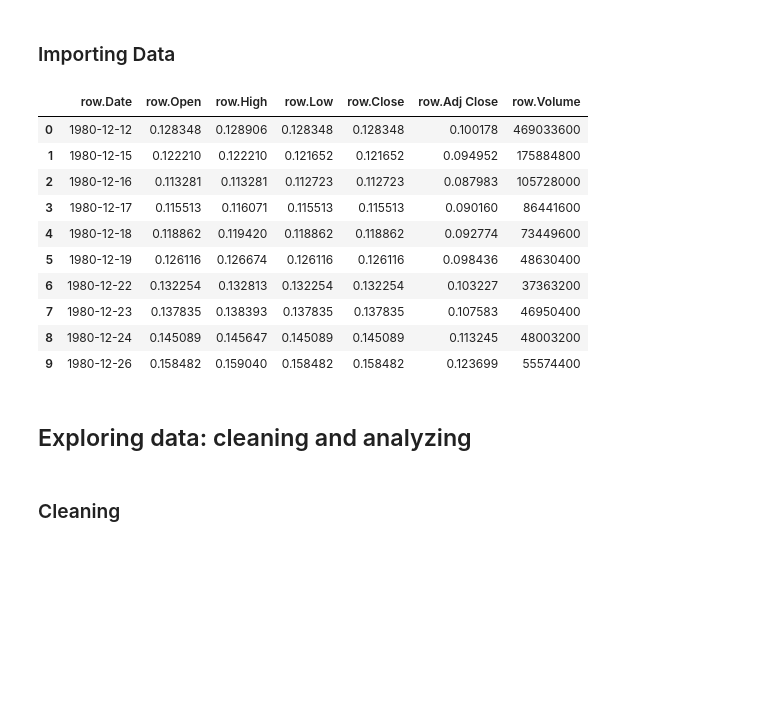
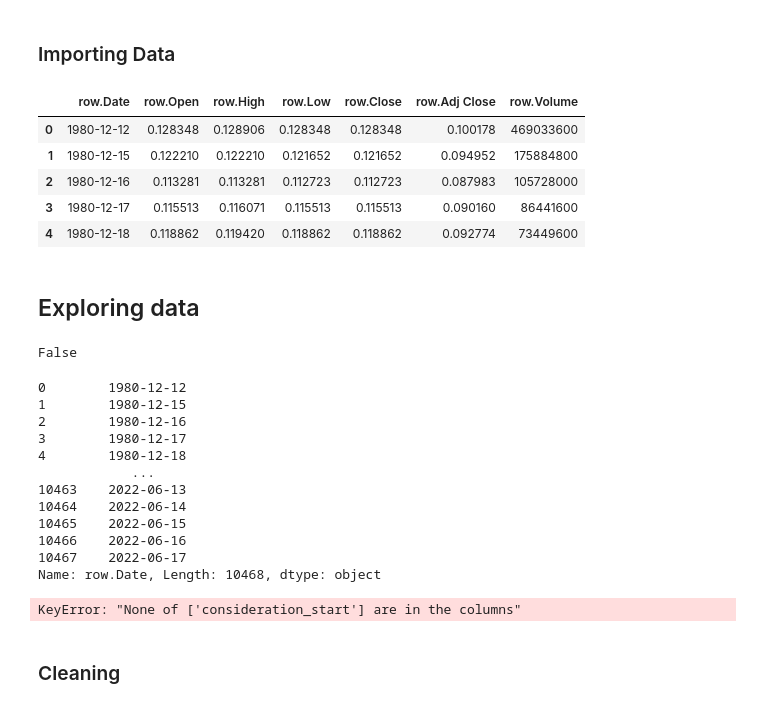
Before and after one commit to 3lasgit/stock-forecaster, a Jupyter notebook: models_builder/apple_data_analysis.ipynb, the cells around one changed output. Drawn from its saved outputs; the diff is of its cells as text; code cells hidden in the pictures; blank space fills up the shorter version.

```diff
--- a/models_builder/apple_data_analysis.ipynb
+++ b/models_builder/apple_data_analysis.ipynb
@@ -9,19 +9,33 @@ from pathlib import Path
 # %%
 output_dir = Path("%pwd").resolve().parent.parent
 output_data = output_dir / "data/apple_data.csv"
 df = pd.read_csv(output_data)
-df.head(10)
+df.head() #or describe() or info()
 # %% [output]
 |  | row.Date | row.Open | row.High | row.Low | row.Close | row.Adj Close | row.Volume |
 | 0 | 1980-12-12 | 0.128348 | 0.128906 | 0.128348 | 0.128348 | 0.100178 | 469033600 |
 | 1 | 1980-12-15 | 0.122210 | 0.122210 | 0.121652 | 0.121652 | 0.094952 | 175884800 |
 | 2 | 1980-12-16 | 0.113281 | 0.113281 | 0.112723 | 0.112723 | 0.087983 | 105728000 |
 | 3 | 1980-12-17 | 0.115513 | 0.116071 | 0.115513 | 0.115513 | 0.090160 | 86441600 |
 | 4 | 1980-12-18 | 0.118862 | 0.119420 | 0.118862 | 0.118862 | 0.092774 | 73449600 |
-| 5 | 1980-12-19 | 0.126116 | 0.126674 | 0.126116 | 0.126116 | 0.098436 | 48630400 |
-| 6 | 1980-12-22 | 0.132254 | 0.132813 | 0.132254 | 0.132254 | 0.103227 | 37363200 |
-| 7 | 1980-12-23 | 0.137835 | 0.138393 | 0.137835 | 0.137835 | 0.107583 | 46950400 |
-| 8 | 1980-12-24 | 0.145089 | 0.145647 | 0.145089 | 0.145089 | 0.113245 | 48003200 |
-| 9 | 1980-12-26 | 0.158482 | 0.159040 | 0.158482 | 0.158482 | 0.123699 | 55574400 |
 # %% [markdown]
-## Exploring data: cleaning and analyzing
+## Exploring data
+# %%
+df.isnull().values.any() # it indicates if the df contains any null value. If False, ok. Else, we have to investigate per column and adopt a scenario of data completion.
+# %% [output]
+False
+# %%
+df['row.Date']
+# %% [output]
+0        1980-12-12
+1        1980-12-15
+2        1980-12-16
+3        1980-12-17
+4        1980-12-18
+            ...
+10463    2022-06-13
+10464    2022-06-14
+10465    2022-06-15
+10466    2022-06-16
+10467    2022-06-17
+Name: row.Date, Length: 10468, dtype: object
@@ -28,2 +44,7 @@ df.head(10)
+# %%
+df_2023=df.set_index('consideration_start').sort_index().loc['2023':,:]
+px.histogram(df_2023, x='reason').update_xaxes(categoryorder='total descending')
+# %% [output]
+KeyError: "None of ['consideration_start'] are in the columns"
 # %% [markdown]
 ### Cleaning
```
Also changed, not shown: parts of 4 cells of this notebook.
